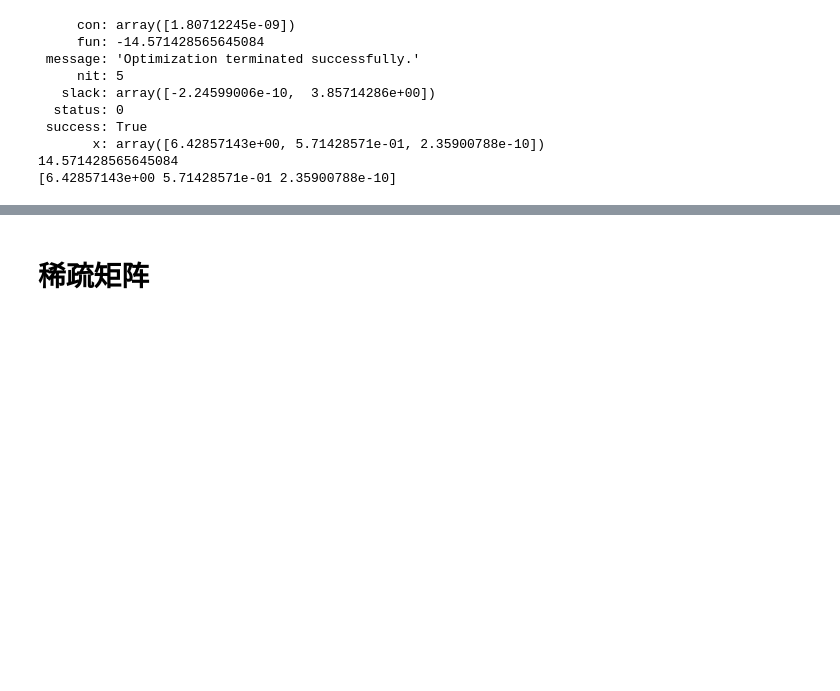
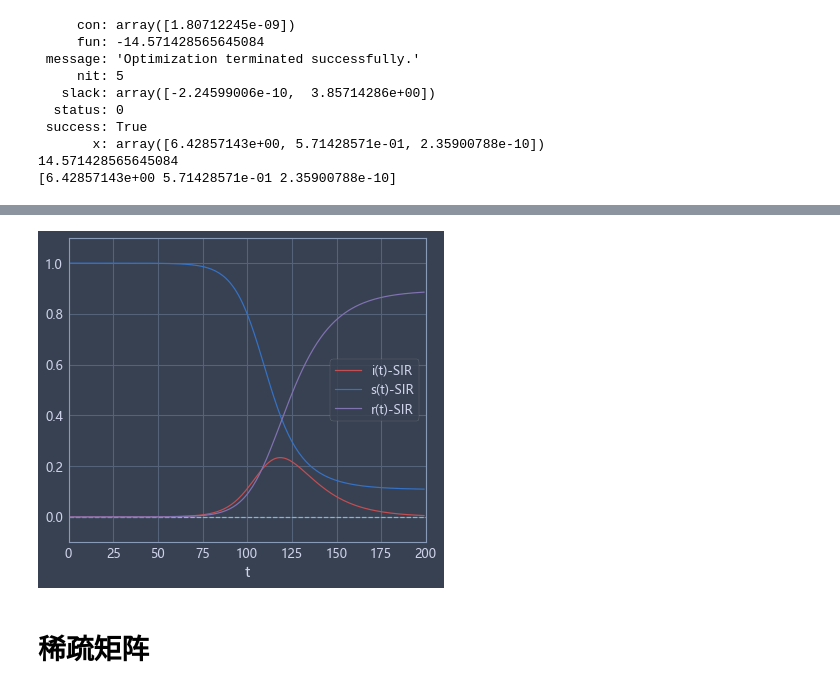
Before and after one commit to SunDocker/python_data_analysis, a Jupyter notebook: Scipy.ipynb, the cells around one changed output, grey strips where cells are left out. Saved outputs shown, nothing was run; the diff lists cells and outputs as text; code cells hidden in the pictures; blank space fills up the shorter version.

```diff
--- a/Scipy.ipynb
+++ b/Scipy.ipynb
@@ -632,3 +654,34 @@ plt.show()
+# %%
+from scipy.integrate import odeint
+from numpy import arange
+import matplotlib.pyplot as plt
+
+# sirfun = [s, i]
+# r不涉及其导数，所以不放在微分方程组中求解，最后通过r=1-s-i求解即可
+def func(sirfun, t, _lambda, mu):
+    ds_dt = -_lambda*sirfun[0]*sirfun[1]
+    di_dt = _lambda*sirfun[0]*sirfun[1] - mu*sirfun[1]
+    return [ds_dt, di_dt]
+i0 = 1e-6
+s0 = 1 - i0 # 初始时没有所谓的“康复者”
+sirfun0array = [s0, i0]
+tarray = arange(0.0, 200, 1)
+_lambda = 0.2
+sigma = 2.5 # 这个就是用来求mu的
+mu = _lambda/sigma
+sirsol = odeint(func, sirfun0array, tarray, args=(_lambda, mu))
+
+plt.xlabel('t')
+plt.axis([0, 200, -0.1, 1.1])
+plt.axhline(y=0, ls='--', c='c')
+plt.plot(tarray, sirsol[:,1], '-r', label='i(t)-SIR')
+plt.plot(tarray, sirsol[:,0], '-b', label='s(t)-SIR')
+# 这里体现了对r的求解
+plt.plot(tarray, 1 - sirsol[ :,1] - sirsol[ :,0], '-m', label='r(t)-SIR')
+plt.legend(loc='best')
+plt.show()
+# %% [output]
+[figure, added]
 # %% [markdown]
 # 稀疏矩阵
 # %% [markdown]
```
Also changed, not shown: parts of 15 cells of this notebook.
